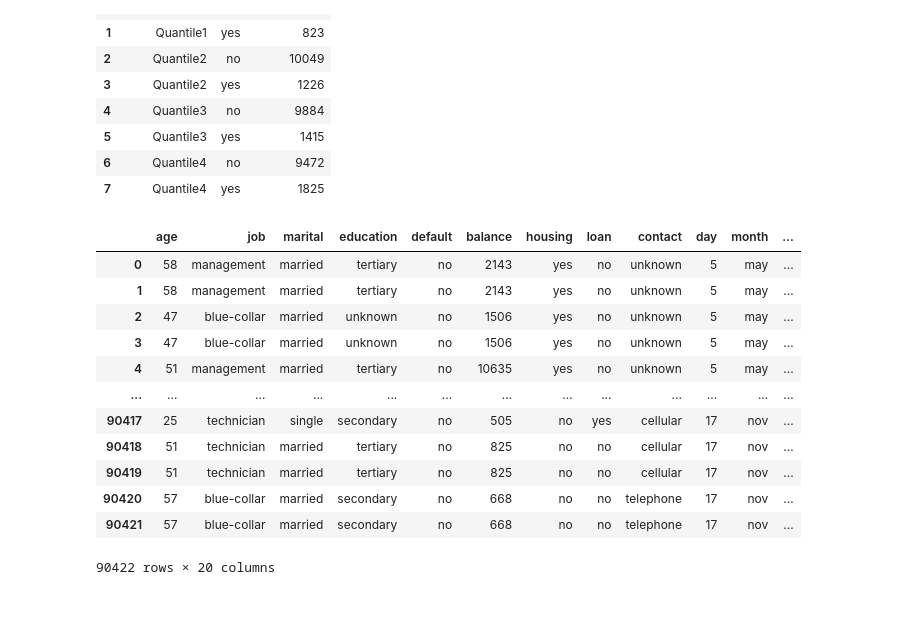
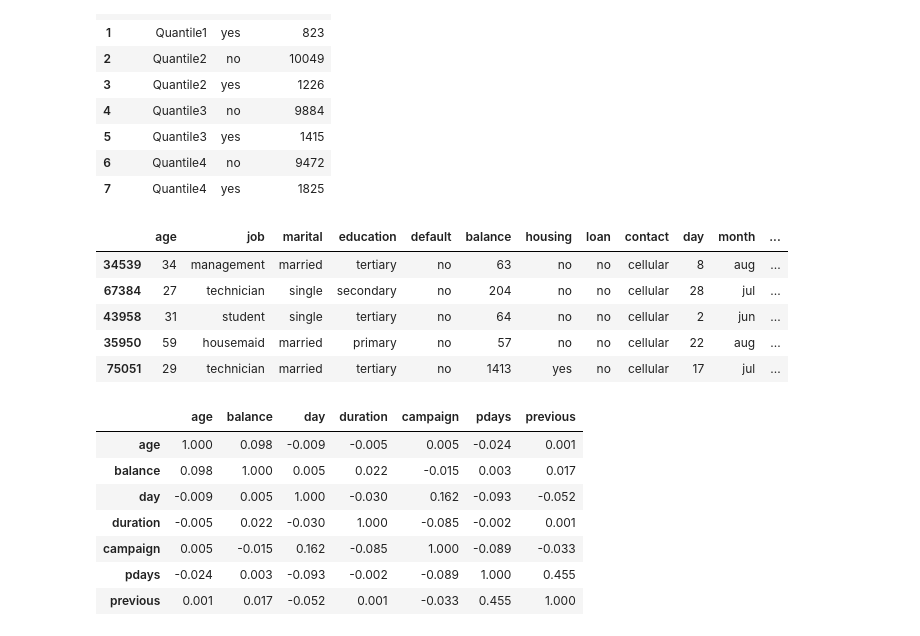
Before and after one commit to jjpal/practice_projects, a Jupyter notebook: Packt Workshops/Binary_Classification_Activity_3_01.ipynb, the cells around one changed output. Drawn from its saved outputs; the diff is of its cells as text; code cells hidden in the pictures; blank space fills up the shorter version.

```diff
--- a/Packt Workshops/Binary_Classification_Activity_3_01.ipynb
+++ b/Packt Workshops/Binary_Classification_Activity_3_01.ipynb
@@ -230,19 +236,24 @@ balance_prop
 # %%
 # Merging both the data frames
 bank_data_comb = pd.merge(bank_data, balance_prop, on = ['balance_class'])
 
-bank_data_comb
+bank_data_comb.sample(5)
 # %% [output]
 |  | age | job | marital | education | default | balance | housing | loan | contact | day | month | ... |
-| 0 | 58 | management | married | tertiary | no | 2143 | yes | no | unknown | 5 | may | ... |
-| 1 | 58 | management | married | tertiary | no | 2143 | yes | no | unknown | 5 | may | ... |
-| 2 | 47 | blue-collar | married | unknown | no | 1506 | yes | no | unknown | 5 | may | ... |
-| 3 | 47 | blue-collar | married | unknown | no | 1506 | yes | no | unknown | 5 | may | ... |
-| 4 | 51 | management | married | tertiary | no | 10635 | yes | no | unknown | 5 | may | ... |
-| ... | ... | ... | ... | ... | ... | ... | ... | ... | ... | ... | ... | ... |
-| 90417 | 25 | technician | single | secondary | no | 505 | no | yes | cellular | 17 | nov | ... |
-| 90418 | 51 | technician | married | tertiary | no | 825 | no | no | cellular | 17 | nov | ... |
-| 90419 | 51 | technician | married | tertiary | no | 825 | no | no | cellular | 17 | nov | ... |
-| 90420 | 57 | blue-collar | married | secondary | no | 668 | no | no | telephone | 17 | nov | ... |
-| 90421 | 57 | blue-collar | married | secondary | no | 668 | no | no | telephone | 17 | nov | ... |
+| 34539 | 34 | management | married | tertiary | no | 63 | no | no | cellular | 8 | aug | ... |
+| 67384 | 27 | technician | single | secondary | no | 204 | no | no | cellular | 28 | jul | ... |
+| 43958 | 31 | student | single | tertiary | no | 64 | no | no | cellular | 2 | jun | ... |
+| 35950 | 59 | housemaid | married | primary | no | 57 | no | no | cellular | 22 | aug | ... |
+| 75051 | 29 | technician | married | tertiary | no | 1413 | yes | no | cellular | 17 | jul | ... |
-90422 rows × 20 columns
+# %%
+bank_corr = bank_data.corr(method = 'pearson')
+bank_corr
+# %% [output]
+|  | age | balance | day | duration | campaign | pdays | previous |
+| age | 1.000 | 0.098 | -0.009 | -0.005 | 0.005 | -0.024 | 0.001 |
+| balance | 0.098 | 1.000 | 0.005 | 0.022 | -0.015 | 0.003 | 0.017 |
+| day | -0.009 | 0.005 | 1.000 | -0.030 | 0.162 | -0.093 | -0.052 |
+| duration | -0.005 | 0.022 | -0.030 | 1.000 | -0.085 | -0.002 | 0.001 |
+| campaign | 0.005 | -0.015 | 0.162 | -0.085 | 1.000 | -0.089 | -0.033 |
+| pdays | -0.024 | 0.003 | -0.093 | -0.002 | -0.089 | 1.000 | 0.455 |
+| previous | 0.001 | 0.017 | -0.052 | 0.001 | -0.033 | 0.455 | 1.000 |
```
Also changed, not shown: parts of 27 cells of this notebook.
